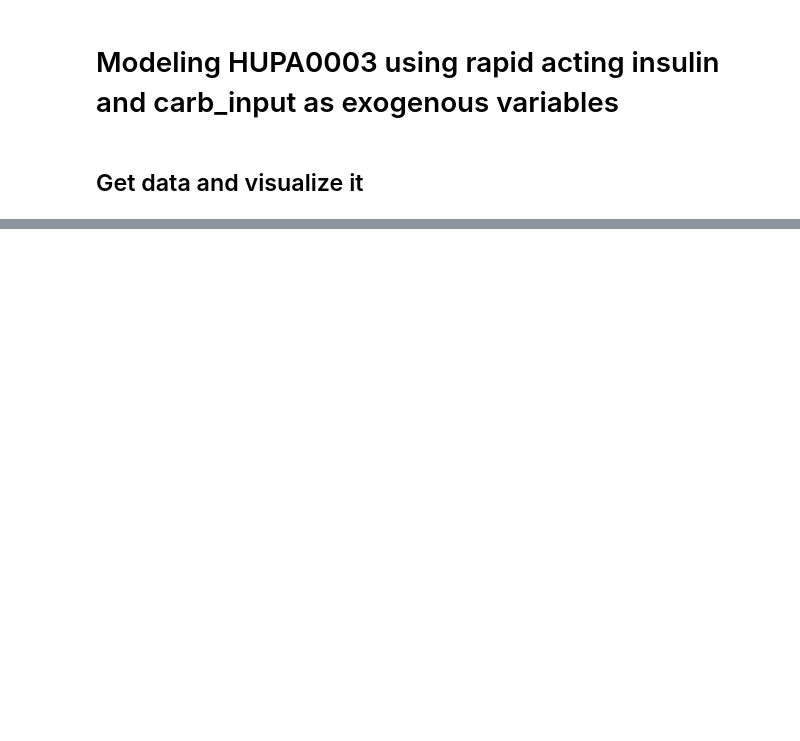
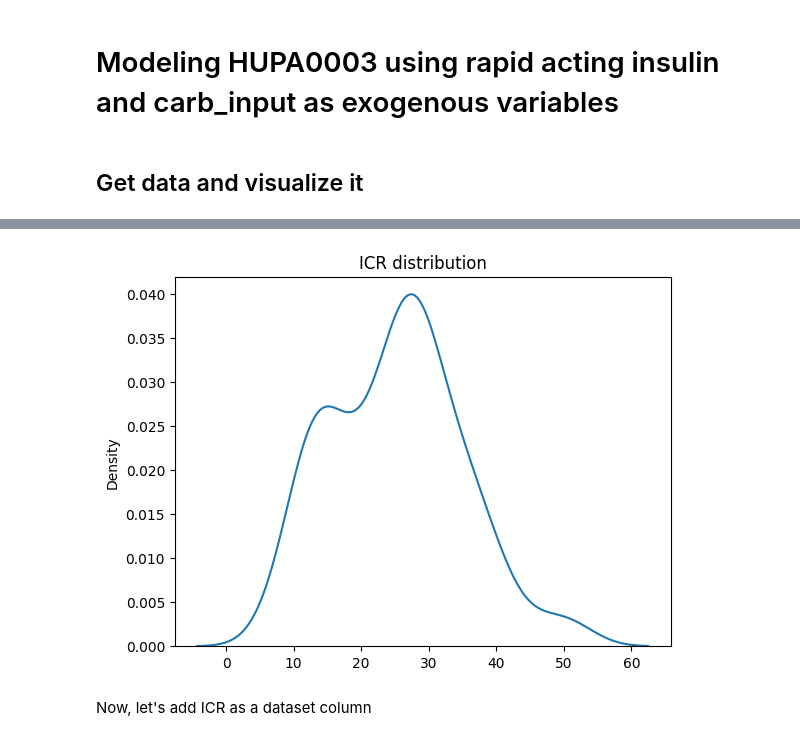
Before and after one commit to LuisDogo/Hypoglycemia_Prediction, a Jupyter notebook: notebooks/patient3_exog.ipynb, the cells around one changed output, grey strips where cells are left out. Drawn from its saved outputs; the diff is of its cells as text; code cells hidden in the pictures; blank space fills up the shorter version.

```diff
--- a/notebooks/patient3_exog.ipynb
+++ b/notebooks/patient3_exog.ipynb
@@ -26,0 +58,11 @@ data
+# %%
+indexes = data.query('carb_input != 0 & bolus_volume_delivered != 0').index
+# %%
+icr = data.loc[indexes]['carb_input'] / data.loc[indexes]['bolus_volume_delivered']
+sns.kdeplot(icr)
+plt.title('ICR distribution')
+plt.show()
+# %% [output]
+[figure, added]
+# %% [markdown]
+Now, let's add ICR as a dataset column
```
Also changed, not shown: parts of 49 cells of this notebook, 1 other file.
